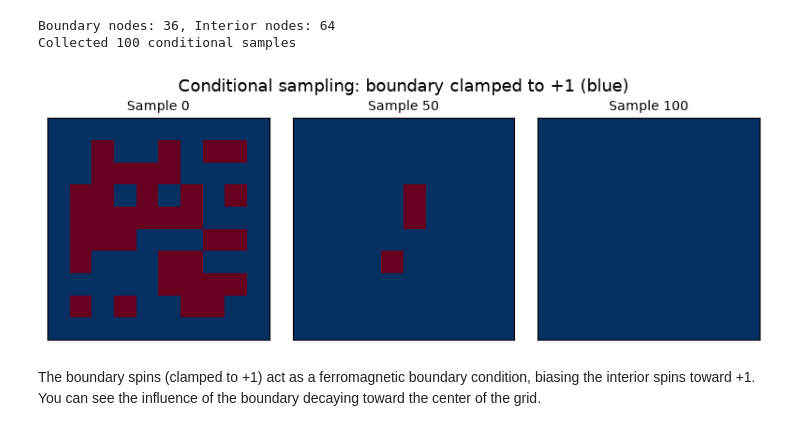
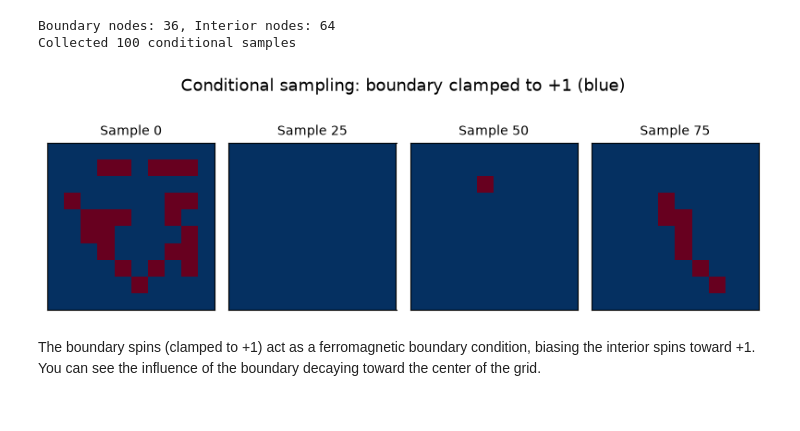
Before and after one commit to dek3rr/hamon, a Jupyter notebook: examples/01_block_gibbs_sampling.ipynb, the cells around one changed output. Saved outputs shown, nothing was run; the diff lists cells and outputs as text; code cells hidden in the pictures.

```diff
--- a/examples/01_block_gibbs_sampling.ipynb
+++ b/examples/01_block_gibbs_sampling.ipynb
@@ -212,7 +212,7 @@ With zero bias and symmetric ferromagnetic coupling, each spin is equally likely
 
 Let's sweep across several values of $\beta$ to see how temperature affects the sampled configurations.
 # %%
-beta_values = [0.1, 0.3, 0.44, 0.6, 1.5]
+beta_values = [0.1, 0.3, 0.44, 0.5, 0.6, 0.8]
 all_magnetizations = []
 
 fig, axes = plt.subplots(1, len(beta_values), figsize=(14, 3))
@@ -306,8 +306,8 @@ for (r, c), color in interior_coloring.items():
 free_blocks_cond = [Block(g) for g in interior_color_groups]
 clamped_blocks = [Block(boundary_nodes)]
 
-# Build conditional sampling program (beta=0.6 for visible ordering)
-ebm_cond = IsingEBM(flat_nodes, edge_list, biases, weights, jnp.array(0.6))
+# Build conditional sampling program (beta=0.5 for visible ordering)
+ebm_cond = IsingEBM(flat_nodes, edge_list, biases, weights, jnp.array(0.5))
 program_cond = IsingSamplingProgram(ebm_cond, free_blocks_cond, clamped_blocks)
 
 # Clamp boundary to all +1 (True in boolean representation)
@@ -330,21 +330,21 @@ Boundary nodes: 36, Interior nodes: 64
 Collected 100 conditional samples
 # %%
 # Visualize: boundary clamped at +1, interior sampled
-fig, axes = plt.subplots(1, 3, figsize=(8, 3))
+fig, axes = plt.subplots(1, 4, figsize=(8, 3))
 
 for idx, ax in enumerate(axes):
-    sample_idx = idx * (len(cond_samples) // 2)
+    sample_idx = idx * (len(cond_samples) // 4)
     grid = np.array(cond_samples[sample_idx]).reshape(ROWS, COLS).astype(float)
     ax.imshow(grid, cmap="RdBu", vmin=0, vmax=1, interpolation="nearest")
     ax.set_title(f"Sample {sample_idx}", fontsize=10)
     ax.set_xticks([])
     ax.set_yticks([])
 
 fig.suptitle("Conditional sampling: boundary clamped to +1 (blue)", fontsize=13)
 plt.tight_layout()
 plt.show()
 # %% [output]
-[figure, old version]
+[figure, new version]
 # %% [markdown]
 The boundary spins (clamped to +1) act as a ferromagnetic boundary condition, biasing the interior spins toward +1. You can see the influence of the boundary decaying toward the center of the grid.
 # %% [markdown]
```
Also changed, not shown: parts of 2 cells of this notebook, 3 other files.
